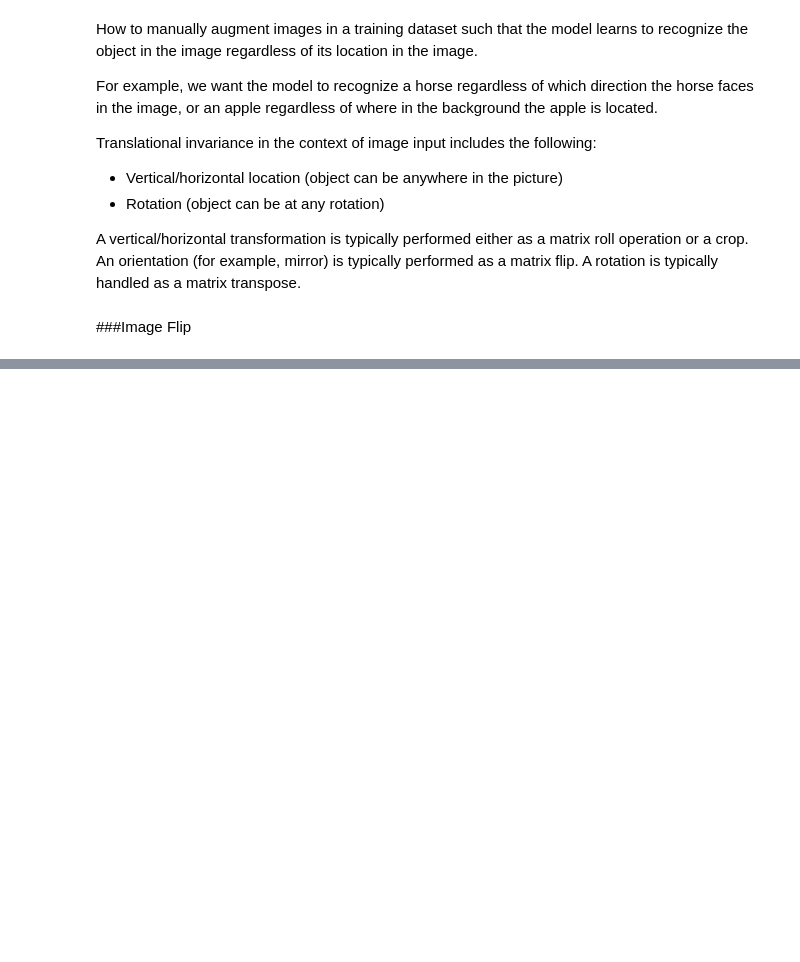
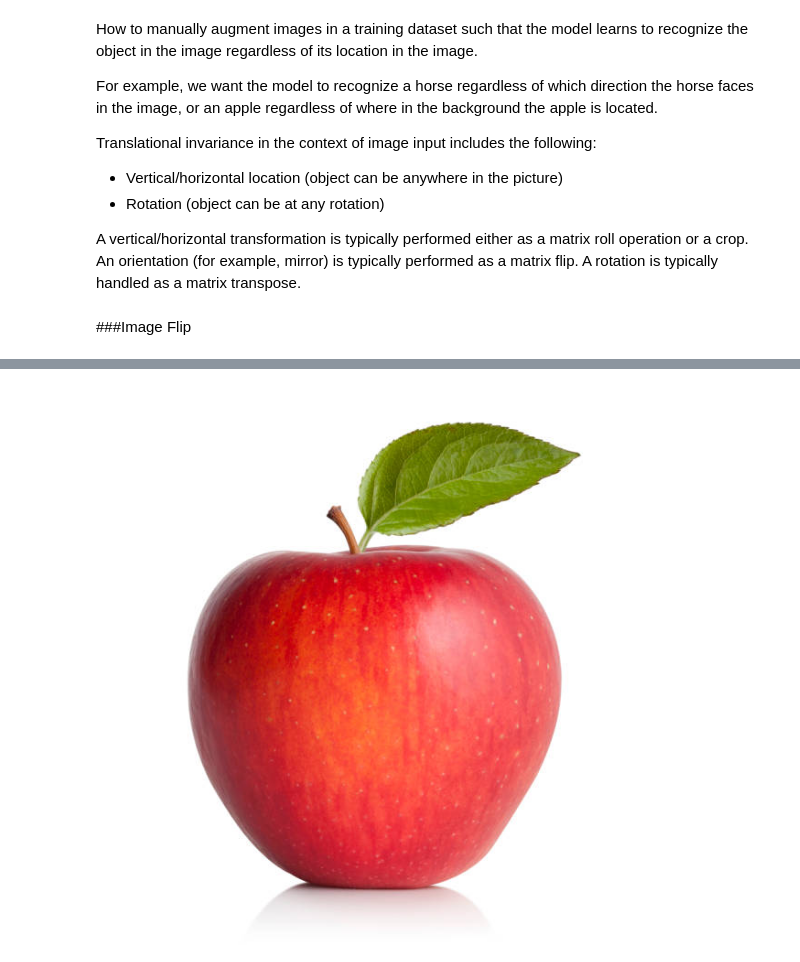
Before and after one commit to rahiakela/computer-vision-research-and-practice, a Jupyter notebook: deep-learning-patterns-and-practices/4-training-fundamentals/invariance_fundamentals.ipynb, the cells around one changed output, grey strips where cells are left out. Drawn from its saved outputs; the diff is of its cells as text; code cells hidden in the pictures; blank space fills up the shorter version.

```diff
--- a/deep-learning-patterns-and-practices/4-training-fundamentals/invariance_fundamentals.ipynb
+++ b/deep-learning-patterns-and-practices/4-training-fundamentals/invariance_fundamentals.ipynb
@@ -82,0 +91,6 @@ Let’s start by showing how to flip an image by using the popular imaging libra
+# %%
+# Flips the image on the vertical axis (mirror)
+flip = image.transpose(Image.FLIP_LEFT_RIGHT)
+flip
+# %% [output]
+[figure, added]
```
Also changed, not shown: parts of 15 cells of this notebook.
